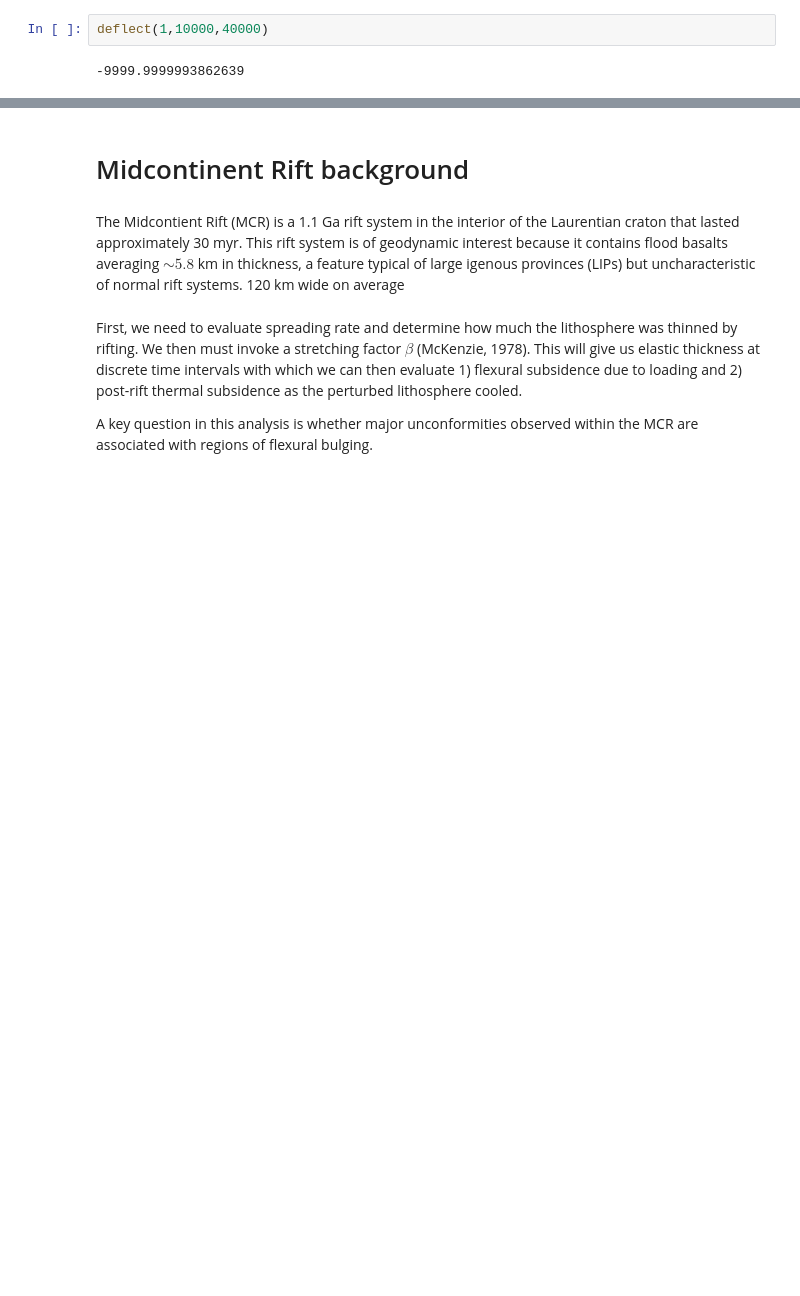
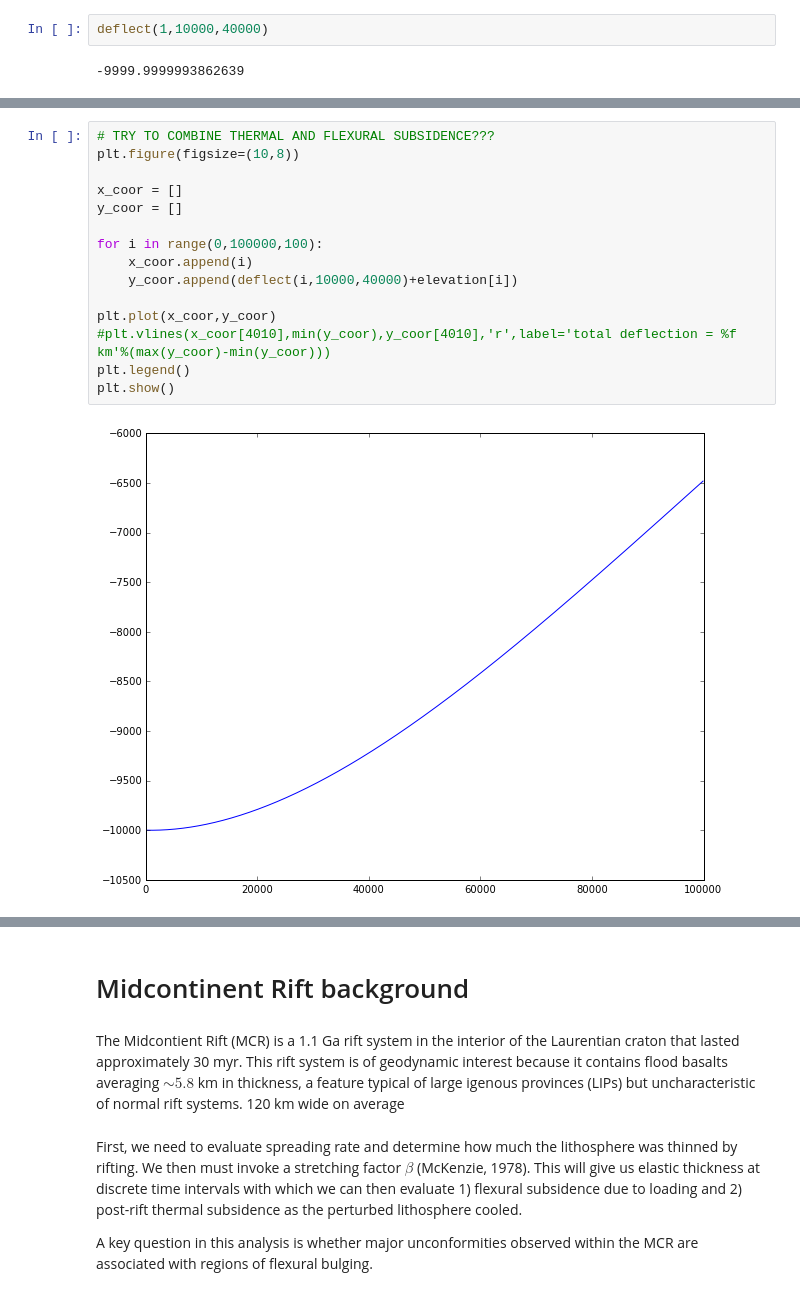
Before and after one commit to lfairchild/MCR_subsidence, a Jupyter notebook: Code/Subsidence_model.ipynb, the cells around one changed output, grey strips where cells are left out. Drawn from its saved outputs; the diff is of its cells as text; blank space fills up the shorter version.

```diff
--- a/Code/Subsidence_model.ipynb
+++ b/Code/Subsidence_model.ipynb
@@ -95,3 +182,20 @@ plt.show()
+# %%
+# TRY TO COMBINE THERMAL AND FLEXURAL SUBSIDENCE???
+plt.figure(figsize=(10,8))
+
+x_coor = []
+y_coor = []
+
+for i in range(0,100000,100):
+    x_coor.append(i)
+    y_coor.append(deflect(i,10000,40000)+elevation[i])
+
+plt.plot(x_coor,y_coor)
+#plt.vlines(x_coor[4010],min(y_coor),y_coor[4010],'r',label='total deflection = %f km'%(max(y_coor)-min(y_coor)))
+plt.legend()
+plt.show()
+# %% [output]
+[figure, added]
 # %% [markdown]
 <a id='MCR_background'></a>
 # %% [markdown]
```
Also changed, not shown: parts of 11 cells of this notebook, 8 other files.
